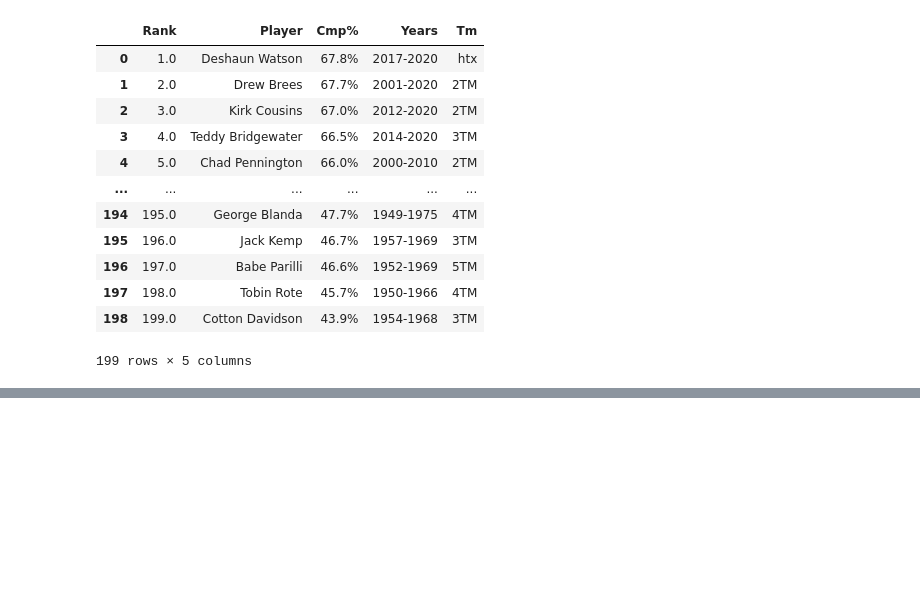
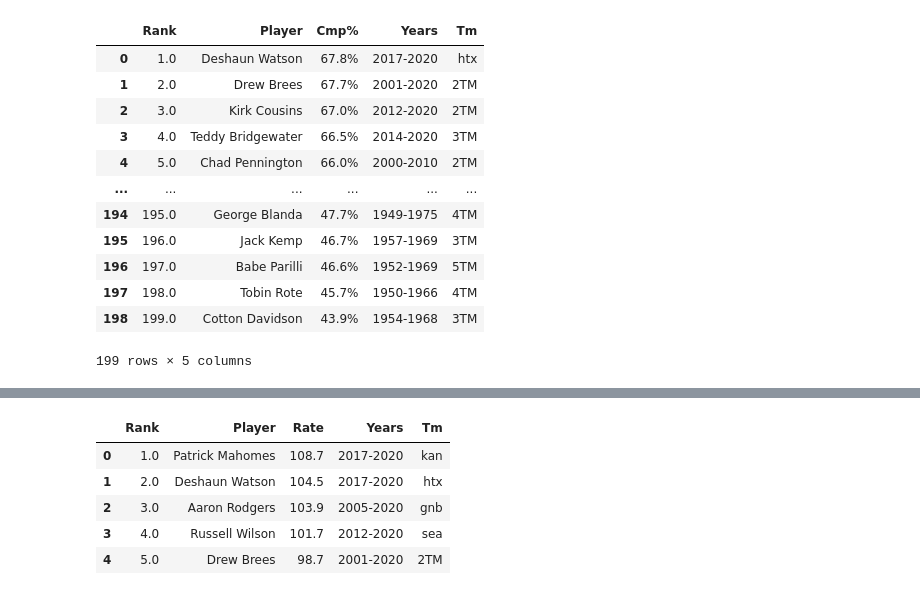
Before and after one commit to meghanvl/ETL, a Jupyter notebook: QB Stats - Extraction and Transformation.ipynb, the cells around one changed output, grey strips where cells are left out. Saved outputs shown, nothing was run; the diff lists cells and outputs as text; code cells hidden in the pictures; blank space fills up the shorter version.

```diff
--- a/QB Stats - Extraction and Transformation.ipynb
+++ b/QB Stats - Extraction and Transformation.ipynb
@@ -285,0 +293,4 @@ completion_percent_df
+# %%
+#Establishing a connecting to my SQL database
+rds_connection_string = f"{user}:{password}@localhost:5432/superQBs_DB"
+engine = create_engine(f'postgresql://{rds_connection_string}')
@@ -285,0 +308,12 @@ completion_percent_df
+# %%
+#Taking the Passer rating DF and loading it into my table, then checking to see if it worked
+passer_rating_df.to_sql(name='passer_rating', con=engine, if_exists='append', index=False)
+
+pd.read_sql_query('select * from passer_rating', con=engine).head()
+# %% [output]
+|  | Rank | Player | Rate | Years | Tm |
+| 0 | 1.0 | Patrick Mahomes | 108.7 | 2017-2020 | kan |
+| 1 | 2.0 | Deshaun Watson | 104.5 | 2017-2020 | htx |
+| 2 | 3.0 | Aaron Rodgers | 103.9 | 2005-2020 | gnb |
+| 3 | 4.0 | Russell Wilson | 101.7 | 2012-2020 | sea |
+| 4 | 5.0 | Drew Brees | 98.7 | 2001-2020 | 2TM |
```
Also changed, not shown: parts of 6 cells of this notebook.
